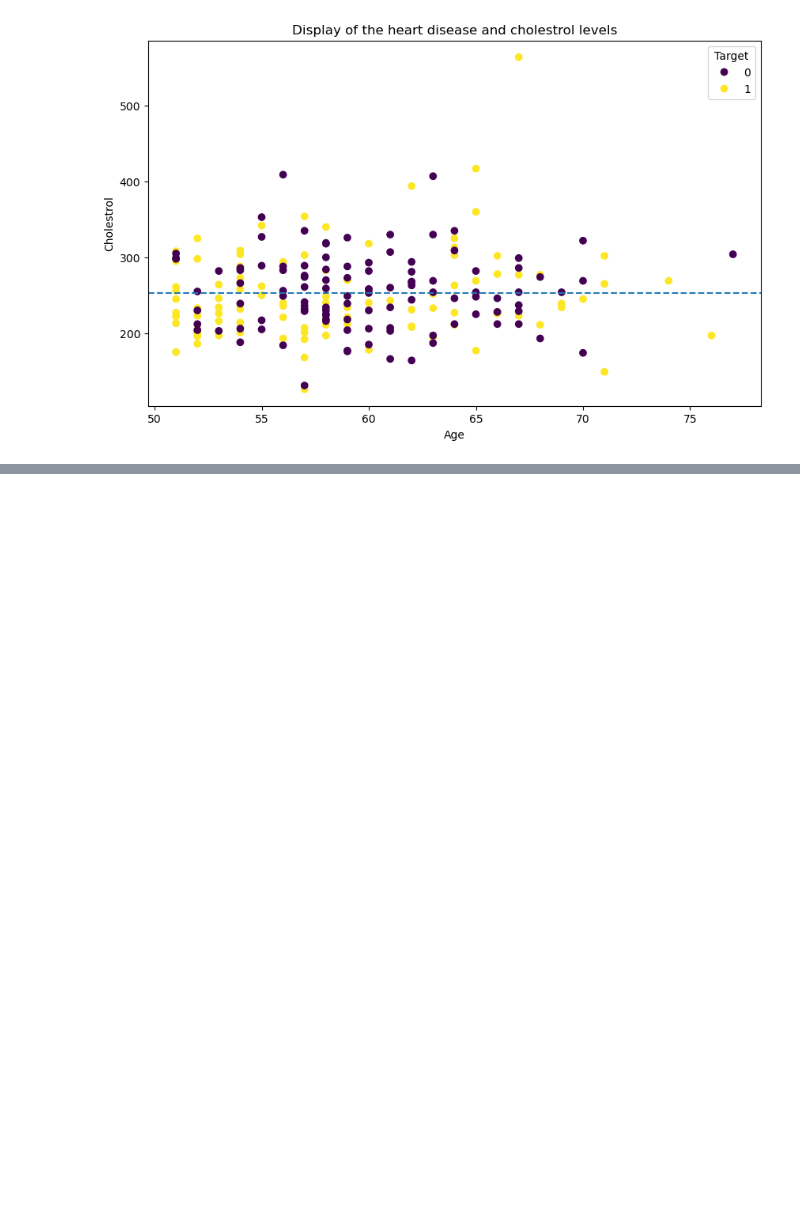
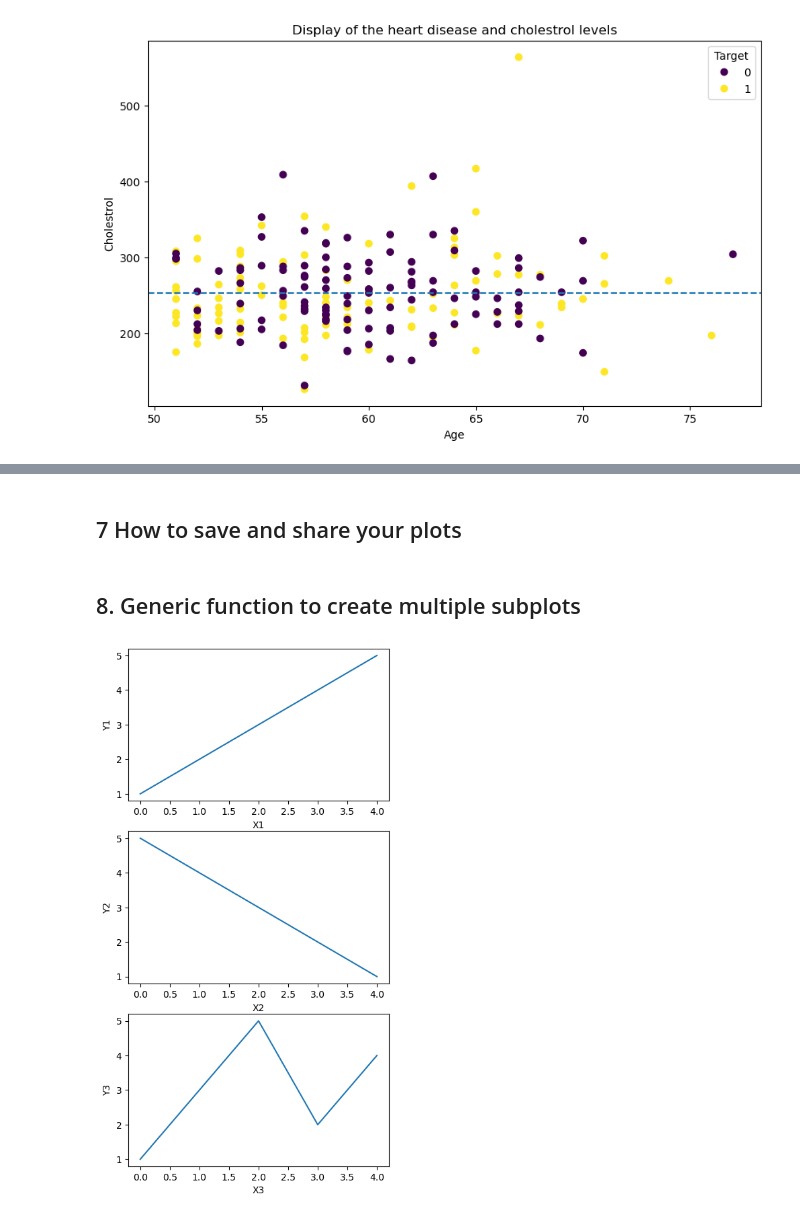
Before and after one commit to chikap421/all-you-need-to-know-about-matplotlib, a Jupyter notebook: Introduction-to-Matplotlib.ipynb, the cells around one changed output, grey strips where cells are left out. Drawn from its saved outputs; the diff is of its cells as text; code cells hidden in the pictures; blank space fills up the shorter version.

```diff
--- a/Introduction-to-Matplotlib.ipynb
+++ b/Introduction-to-Matplotlib.ipynb
@@ -822,0 +819,2 @@ fig.savefig('heart disease analysis plot saved with code.png')
+# %% [markdown]
+## 7 How to save and share your plots
@@ -822,0 +823,34 @@ fig.savefig('heart disease analysis plot saved with code.png')
+# %% [markdown]
+## 8. Generic function to create multiple subplots
+# %%
+def create_plots(data, titles, xlabels, ylabels):
+  # Import matplotlib library
+  import matplotlib.pyplot as plt
+  plt.style.use('default')
+
+  # Create figure and axes objects
+  fig, axes = plt.subplots(nrows=len(data),
+                           ncols=1,
+                          figsize=(5,10))
+
+
+  # Loop through the data and create a plot for each dataset
+  for ax, dat, title, xlabel, ylabel in zip(axes, data, titles, xlabels, ylabels):
+    ax.plot(dat)
+    #ax.set_title(title)
+    ax.set_xlabel(xlabel)
+    ax.set_ylabel(ylabel)
+
+  # Show the plots
+  plt.show()
+
+data1 = [1, 2, 3, 4, 5]
+data2 = [5, 4, 3, 2, 1]
+data3 = [1, 3, 5, 2, 4]
+titles = ["Plot 1", "Plot 2", "Plot 3"]
+xlabels = ["X1", "X2", "X3"]
+ylabels = ["Y1", "Y2", "Y3"]
+
+create_plots([data1, data2, data3], titles, xlabels, ylabels)
+# %% [output]
+[figure, added]
```
Also changed, not shown: parts of 51 cells of this notebook.
